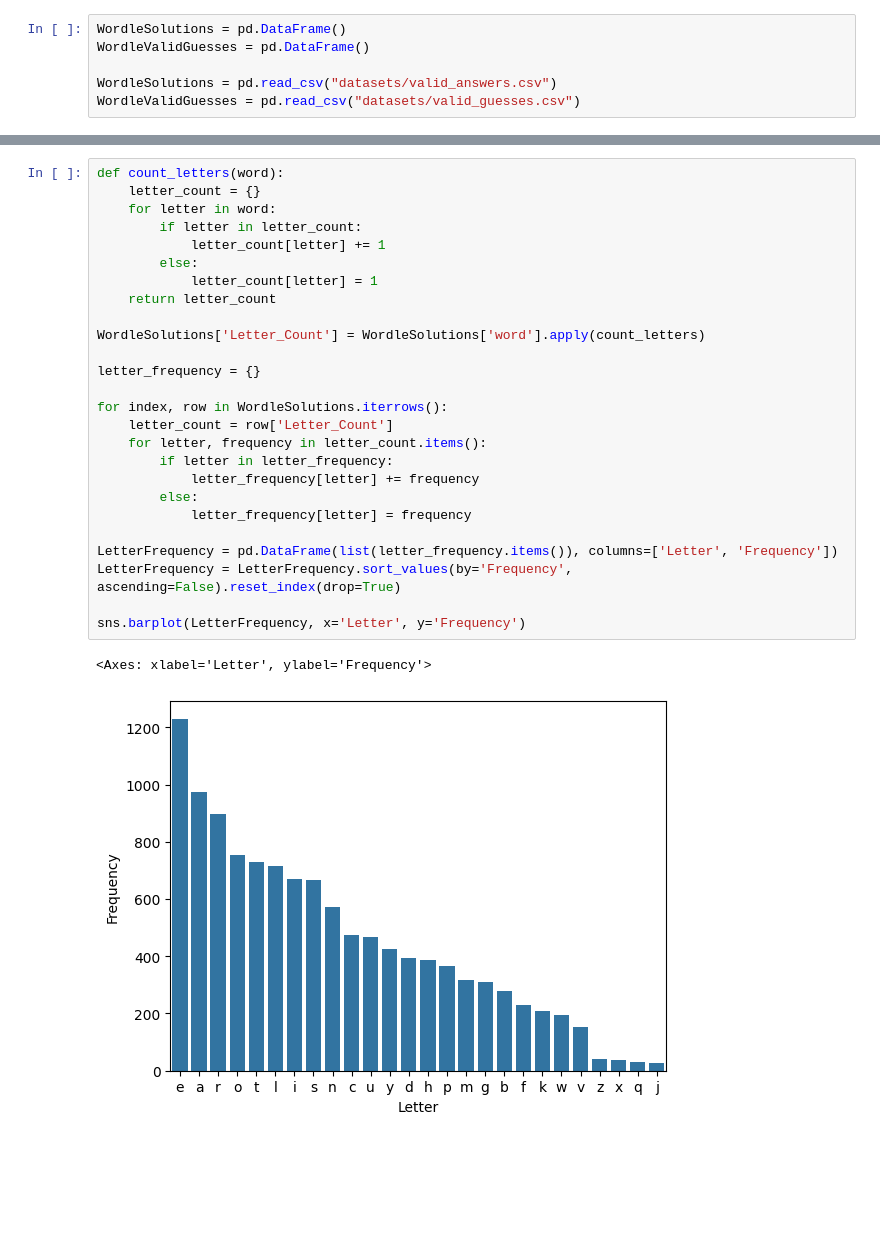
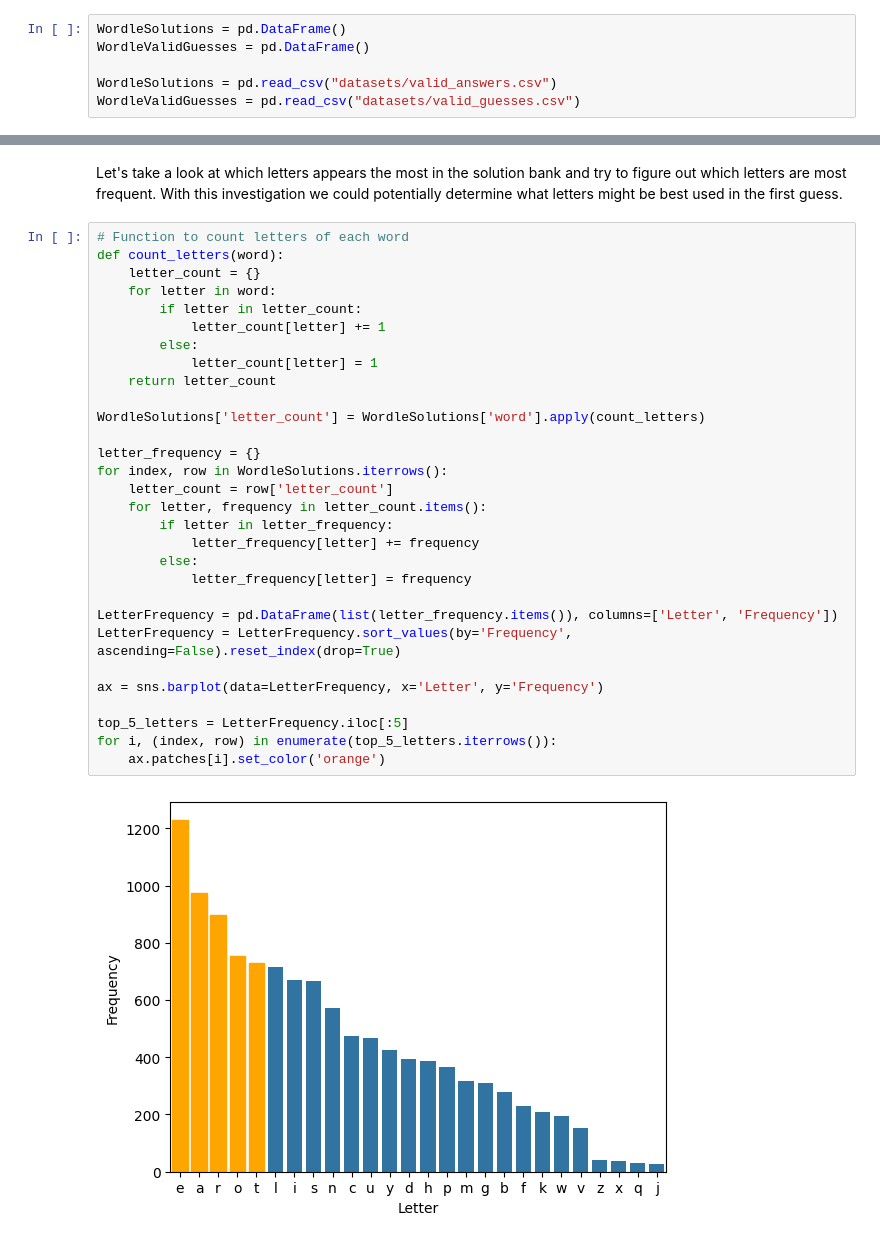
Before and after one commit to Dom17Pham/WordleMe, a Jupyter notebook: WordleAnalysis.ipynb, the cells around one changed output, grey strips where cells are left out. Saved outputs shown, nothing was run; the diff lists cells and outputs as text; blank space fills up the shorter version.

Commit message:
finished letter frequency section and started word pattern section.

```diff
--- a/WordleAnalysis.ipynb
+++ b/WordleAnalysis.ipynb
@@ -33,31 +36,37 @@ We can employ an approach by analyzing the frequency of letters to enhance our g
+# %% [markdown]
+Let's take a look at which letters appears the most in the solution bank and try to figure out which letters are most frequent.
+With this investigation we could potentially determine what letters might be best used in the first guess.
 # %%
+# Function to count letters of each word
 def count_letters(word):
     letter_count = {}
     for letter in word:
         if letter in letter_count:
             letter_count[letter] += 1
         else:
             letter_count[letter] = 1
     return letter_count
 
-WordleSolutions['Letter_Count'] = WordleSolutions['word'].apply(count_letters)
+WordleSolutions['letter_count'] = WordleSolutions['word'].apply(count_letters)
 
 letter_frequency = {}
-
 for index, row in WordleSolutions.iterrows():
-    letter_count = row['Letter_Count']
+    letter_count = row['letter_count']
     for letter, frequency in letter_count.items():
         if letter in letter_frequency:
             letter_frequency[letter] += frequency
         else:
             letter_frequency[letter] = frequency
 
 LetterFrequency = pd.DataFrame(list(letter_frequency.items()), columns=['Letter', 'Frequency'])
 LetterFrequency = LetterFrequency.sort_values(by='Frequency', ascending=False).reset_index(drop=True)
 
-sns.barplot(LetterFrequency, x='Letter', y='Frequency')
+ax = sns.barplot(data=LetterFrequency, x='Letter', y='Frequency')
+
+top_5_letters = LetterFrequency.iloc[:5]
+for i, (index, row) in enumerate(top_5_letters.iterrows()):
+    ax.patches[i].set_color('orange')
 # %% [output]
-<Axes: xlabel='Letter', ylabel='Frequency'>
-[figure, old version]
+[figure, new version]
 # %% [markdown]
 We can observe that the most frequent letters are, e, a, r, o, and t as they occur the most of the 26 letters.
```
Also changed, not shown: parts of 9 cells of this notebook.
